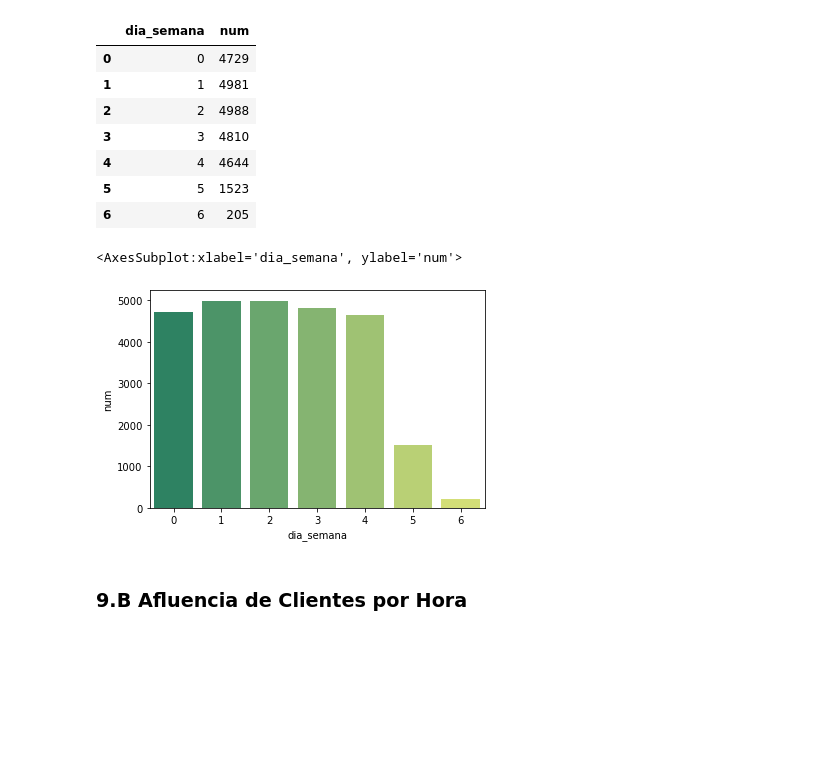
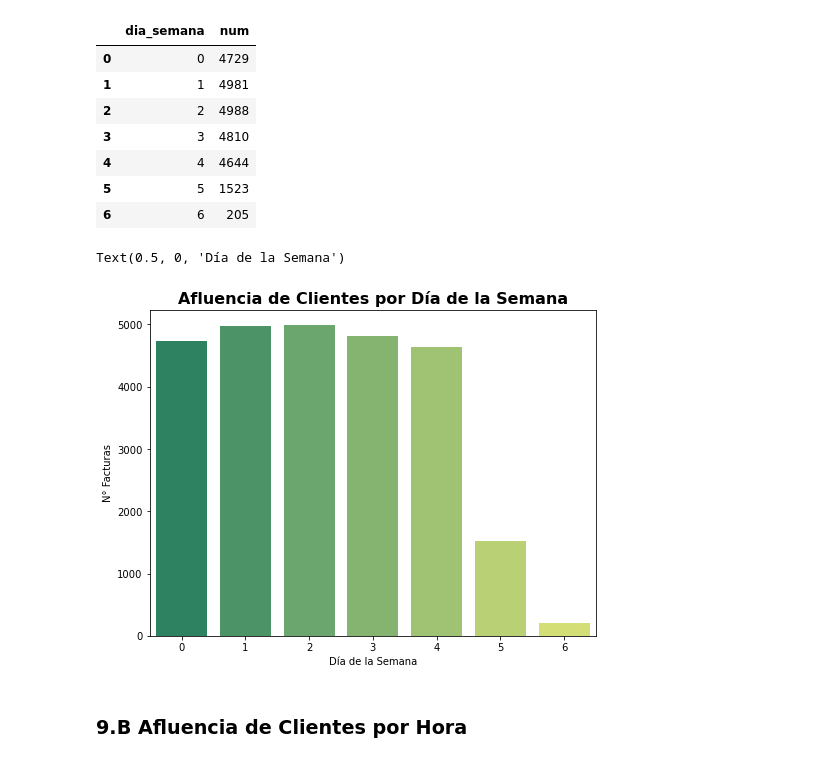
Before and after one commit to dchaconoca/proyecto-ventas, a Jupyter notebook: NB2_analisis_ventas_eda.ipynb, the cells around one changed output. Saved outputs shown, nothing was run; the diff lists cells and outputs as text; code cells hidden in the pictures; blank space fills up the shorter version.

```diff
--- a/NB2_analisis_ventas_eda.ipynb
+++ b/NB2_analisis_ventas_eda.ipynb
@@ -1238,10 +1266,16 @@ df_cl_dias
 | 5 | 5 | 1523 |
 | 6 | 6 | 205 |
 # %%
+fig, ax = plt.subplots(figsize=(8, 6))
+
 sns.barplot(data=df_cl_dias, x='dia_semana', y='num', palette='summer')
+
+ax.set_title('Afluencia de Clientes por Día de la Semana', fontsize=16, weight='bold')
+ax.set_ylabel('N° Facturas')
+ax.set_xlabel('Día de la Semana')
 # %% [output]
-<AxesSubplot:xlabel='dia_semana', ylabel='num'>
+Text(0.5, 0, 'Día de la Semana')
-[figure, old version]
+[figure, new version]
 # %% [markdown]
 ### 9.B Afluencia de Clientes por Hora<a name="afluencia-cl-hora"></a>
 # %%
```
Also changed, not shown: parts of 62 cells of this notebook, 4 other files.
